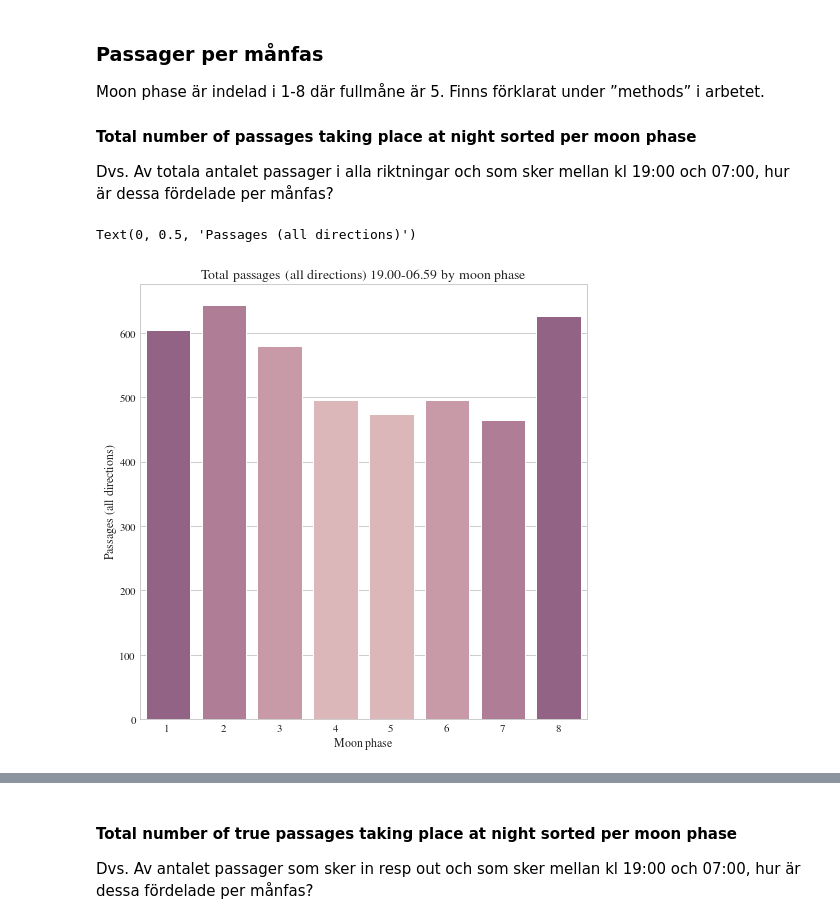
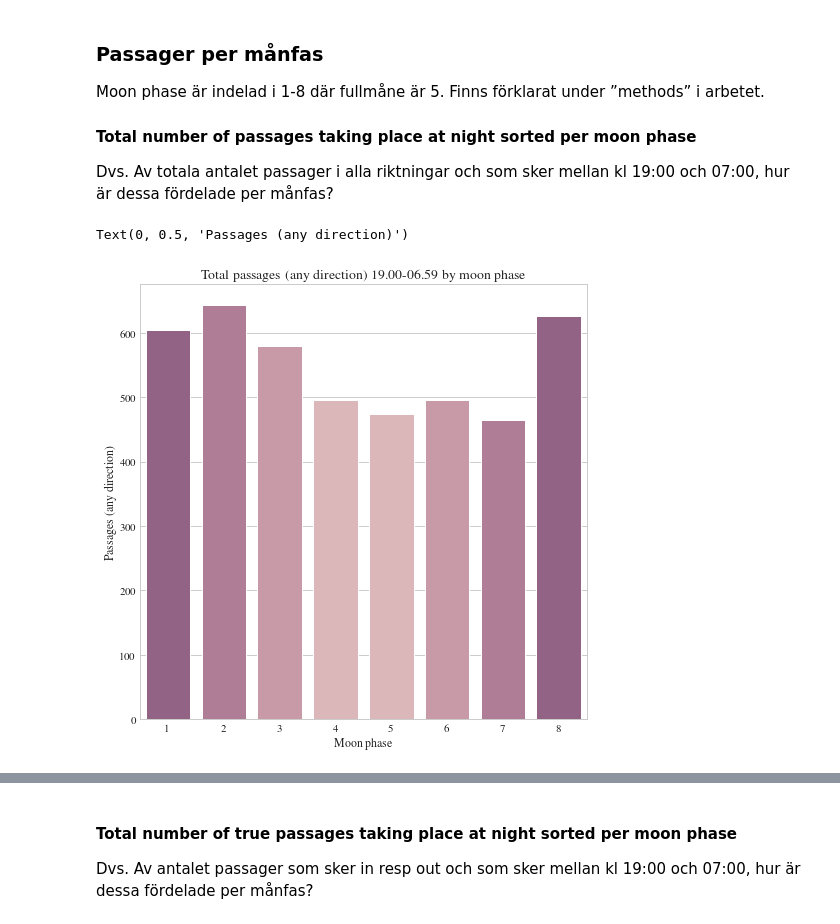
Before and after one commit to maxlund/johannas, a Jupyter notebook: sveas_times.ipynb, the cells around one changed output, grey strips where cells are left out. Saved outputs shown, nothing was run; the diff lists cells and outputs as text; code cells hidden in the pictures.

```diff
--- a/sveas_times.ipynb
+++ b/sveas_times.ipynb
@@ -1389,17 +1389,17 @@ moon = moon.groupby('moon phase').sum().reset_index()
 # %%
 fig, ax = plt.subplots(1, figsize=(8,8))
 cp = sns.cubehelix_palette(8)[:-3]
 sns.barplot(x='moon phase',
             y='passage',
             data=moon,
             palette=[cp[4],cp[3], cp[2], cp[1], cp[1], cp[2], cp[3],cp[4]],
             ax=ax)
-ax.set_title('Total passages (all directions) 19.00-06.59 by moon phase', fontsize=14)
+ax.set_title('Total passages (any direction) 19.00-06.59 by moon phase', fontsize=14)
 ax.set_xlabel('Moon phase')
-ax.set_ylabel('Passages (all directions)')
+ax.set_ylabel('Passages (any direction)')
 # %% [output]
-Text(0, 0.5, 'Passages (all directions)')
+Text(0, 0.5, 'Passages (any direction)')
-[figure, old version]
+[figure, new version]
 # %%
 moon2 = df_drop[(df_drop.passage == 1) & ((df_drop.hour >= 20) | (df_drop.hour <= 5))]
 moon2 = moon2.groupby('moon phase').sum().reset_index()
```
Also changed, not shown: parts of 17 cells of this notebook.
